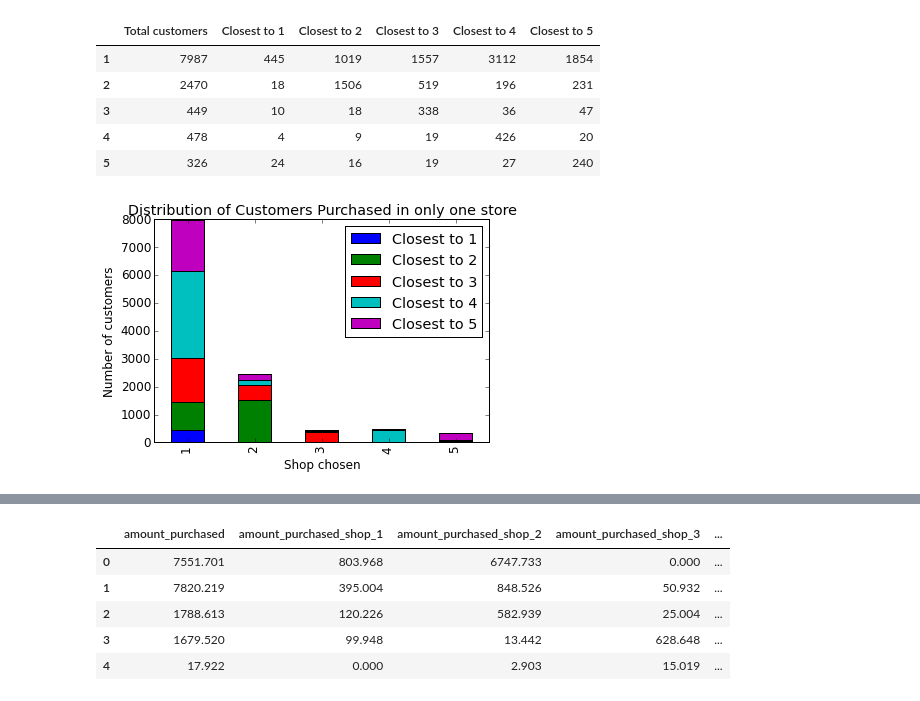
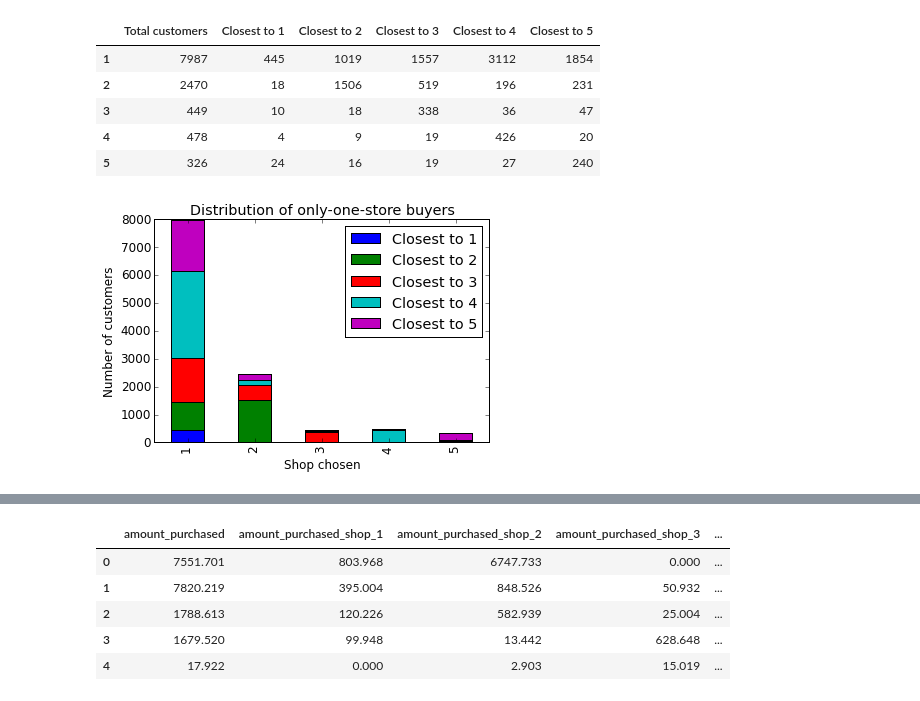
Before and after one commit to rcuevass/clustering_PCA_marketing, a Jupyter notebook: Store range effect in purchase.ipynb, the cells around one changed output, grey strips where cells are left out. Drawn from its saved outputs; the diff is of its cells as text; code cells hidden in the pictures.

```diff
--- a/Store range effect in purchase.ipynb
+++ b/Store range effect in purchase.ipynb
@@ -381,23 +403,38 @@ Store 1 keeps getting our interst as **89%** of customers who purchased in only
 # %%
-# Data frame for users who purchased in only ONE shop
+# auxiliar text
+text_ = 'amount_purchased_shop_'
+# Set empty list that will keep track of each component per segment
+one_store = []
+# List that will store lists containing contributions from each store
+closest_to_X = []
+# Set to zero cumulative sum. This will be only used
+# as a check
+cumul_num = 0
+# For evert store...
+for k in range(1,6):
+    # Subset the dataset to determine the group of one-store-buyers that
+    # purchased in the store in turn
+    dfX = data[ (data[text_+str(k)] != 0.) & (data.shops_used == 1) ]
+    # Get number of customers from the dataframe in turn
+    numX = dfX.shape[0]
+    # Save such value in the created list ...
+    one_store.append(numX)
+    # ... and update cumulative sum
+    cumul_num += numX
 
-df_close = pd.DataFrame()
-text_ = 'amount_purchased_shop_'
-one_store = []
-closest_to_X = []
-cumul_num = 0
-for k in range(1,6):
-    dfX = data[ (data[text_+str(k)] != 0.) & (data.shops_used == 1) ]
-    numX = dfX.shape[0]
-    cumul_num += numX
-    one_store.append(numX)
-
+    # Store the recently created list into the remaining empty list
     closest_to_X.append( [sum(dfX.closest_shop == n) for n in range(1,6)] )
 
+# Create an empty dataframe
 df_close = pd.DataFrame()
+# populate first column with total number of one-store-buyers according to each store
 df_close['Total customers'] = one_store
+# Create auxiliary text to populate rest of columns
 text_ = 'Closest to '
+# For each store ...
 for m in range(5):
+    # ... populate the corresponding column ...
     df_close[text_+str(m+1)] = [closest_to_X[k][m] for k in range(5)]
+# ... and set indices in dataframe
 df_close.index = range(1,6)
 # %%
@@ -418,10 +458,10 @@ df_close
 # %%
 df_stack = df_close[['Closest to 1','Closest to 2','Closest to 3',
                      'Closest to 4','Closest to 5']]
 df_stack.plot(kind='bar',
-           title='Distribution of Customers Purchased in only one store',stacked=True)
+           title='Distribution of only-one-store buyers',stacked=True)
 plt.xlabel('Shop chosen')
 plt.ylabel('Number of customers')
 plt.show()
 # %% [output]
-[figure, old version]
+[figure, new version]
```
Also changed, not shown: parts of 21 cells of this notebook.
